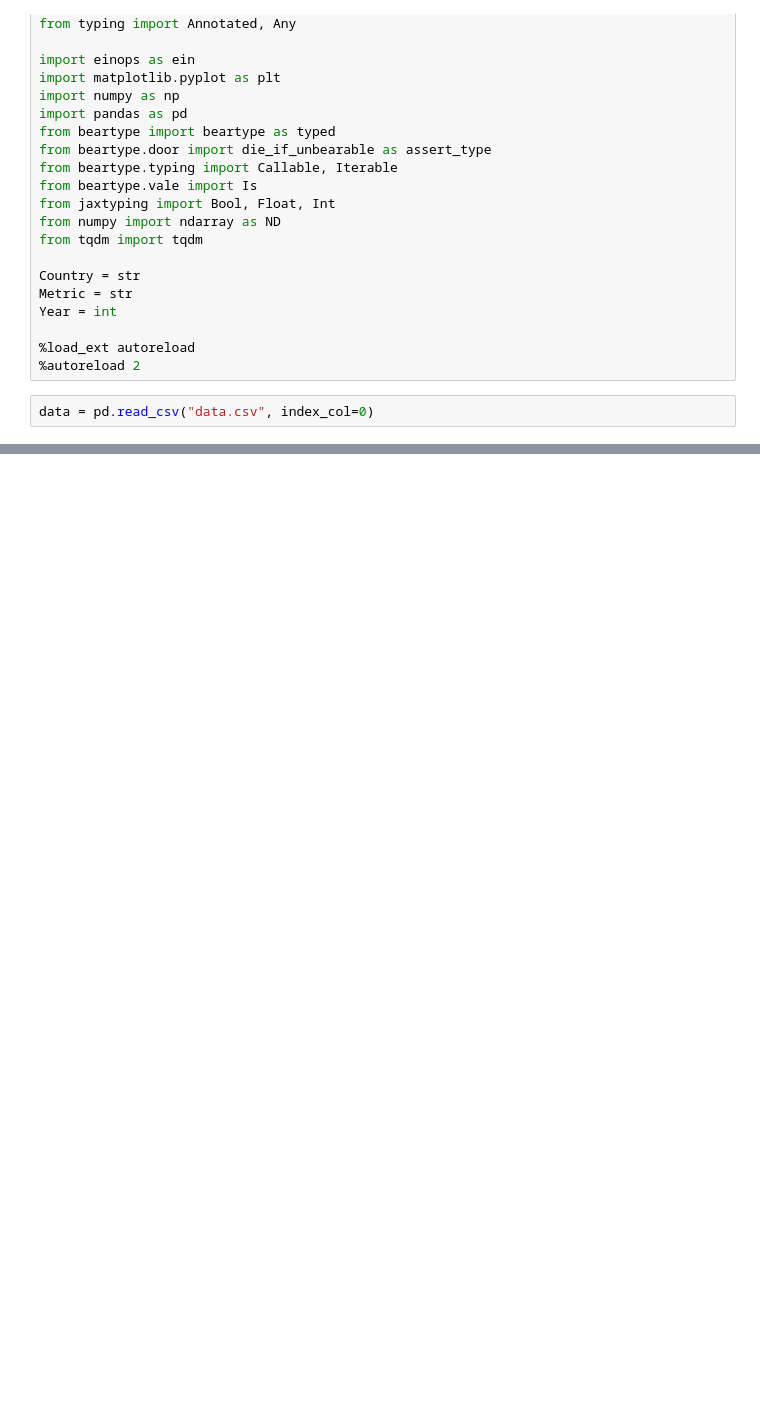
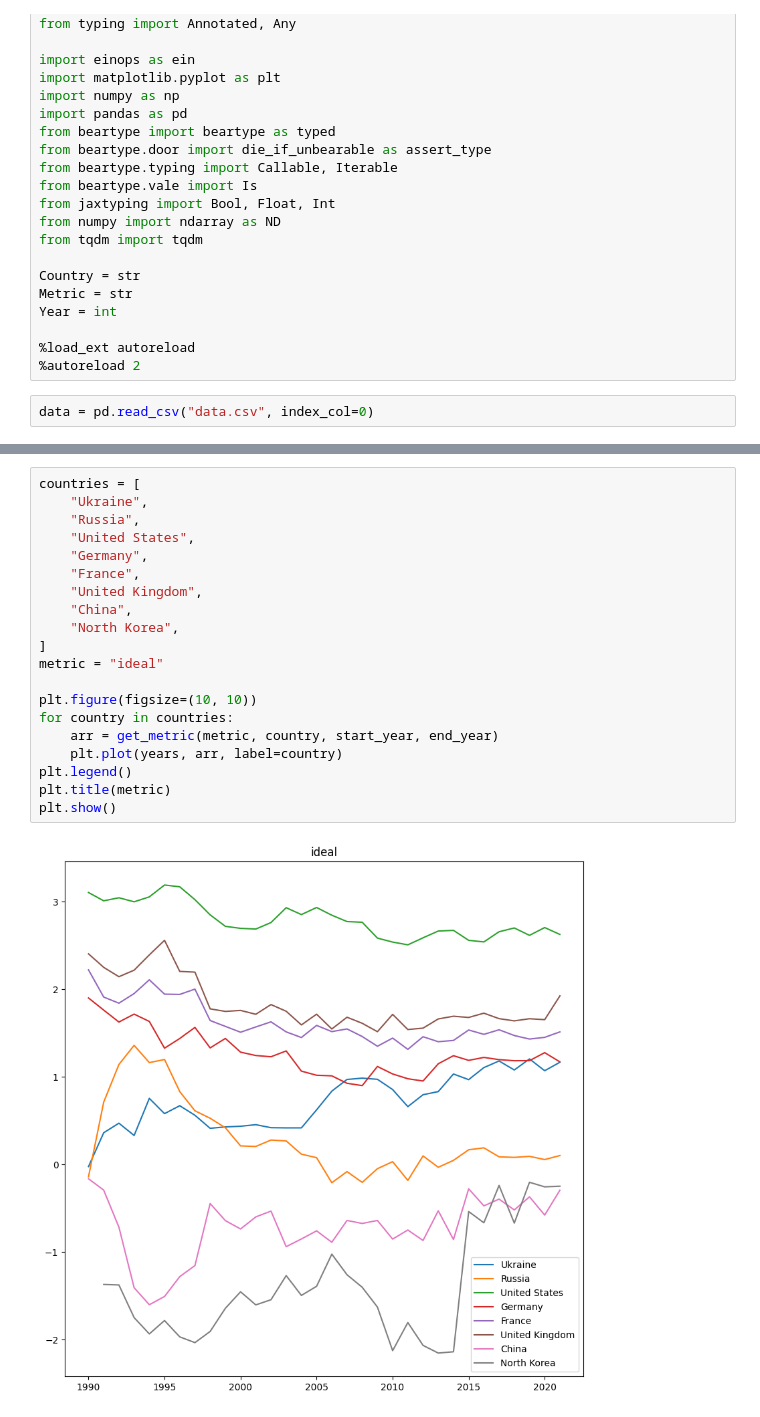
Before and after one commit to msh2481/CountryStats, a Jupyter notebook: explore.ipynb, the cells around one changed output, grey strips where cells are left out. Cells and saved outputs as stored; diff of their text form; blank space fills up the shorter version.

```diff
--- a/explore.ipynb
+++ b/explore.ipynb
@@ -89,0 +94,22 @@ TypeError: unsupported operand type(s) for /: 'str' and 'str'
+# %%
+countries = [
+    "Ukraine",
+    "Russia",
+    "United States",
+    "Germany",
+    "France",
+    "United Kingdom",
+    "China",
+    "North Korea",
+]
+metric = "ideal"
+
+plt.figure(figsize=(10, 10))
+for country in countries:
+    arr = get_metric(metric, country, start_year, end_year)
+    plt.plot(years, arr, label=country)
+plt.legend()
+plt.title(metric)
+plt.show()
+# %% [output]
+[figure, added]
```
Also changed, not shown: parts of 10 cells of this notebook, 3 other files.
